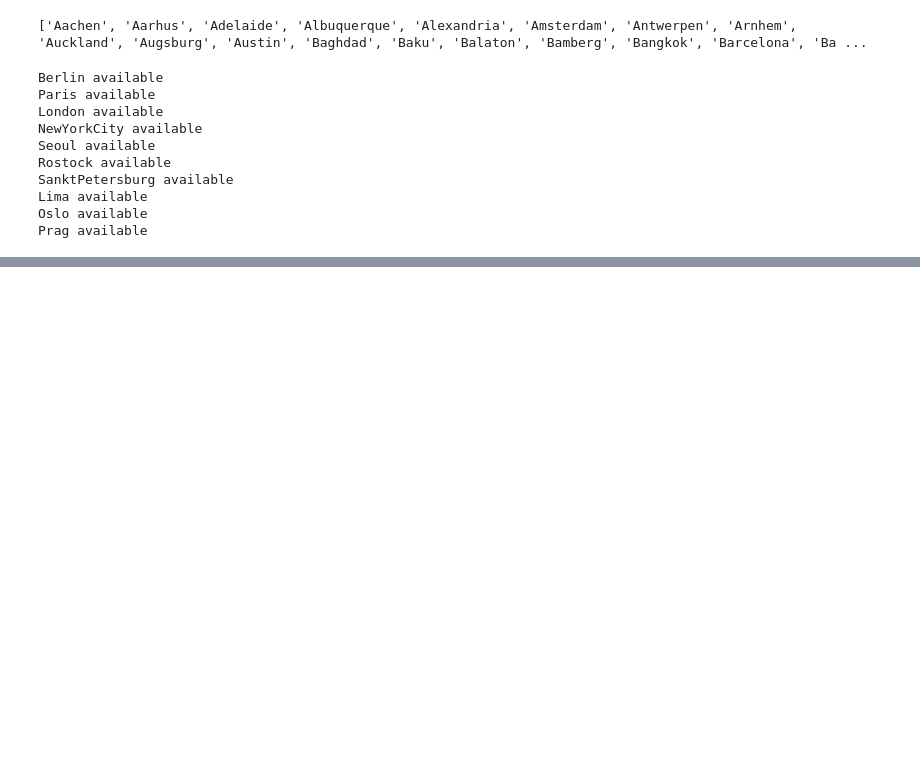
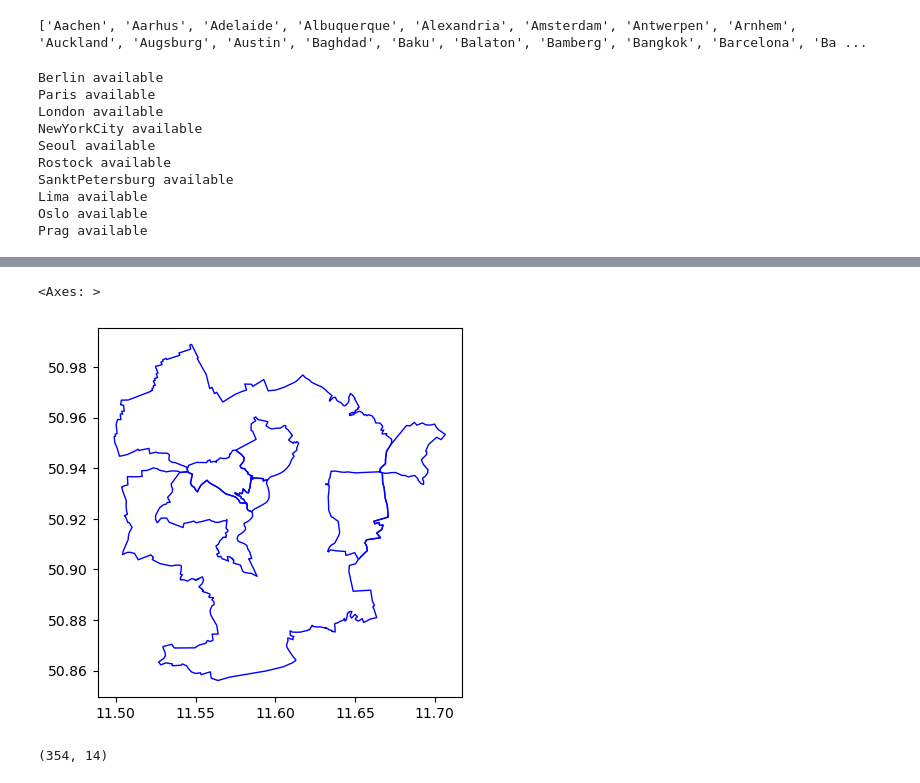
Before and after one commit to radtklau/Sentinel-Building-Segmentation, a Jupyter notebook: data_prep.ipynb, the cells around one changed output, grey strips where cells are left out. Saved outputs shown, nothing was run; the diff lists cells and outputs as text; code cells hidden in the pictures; blank space fills up the shorter version.

```diff
--- a/data_prep.ipynb
+++ b/data_prep.ipynb
@@ -38,2 +56,4 @@ osm = OSM(fp)
 # %%
 buildings = osm.get_buildings()
+# %%
+boundaries = osm.get_boundaries()
@@ -44,0 +74,11 @@ buildings.plot()
+# %%
+boundaries.plot(facecolor="none", edgecolor="blue")
+# %% [output]
+<Axes: >
+[figure, added]
+# %%
+boundaries.shape
+
+boundaries_city = boundaries[boundaries['name']=="Jena"]
+# %% [output]
+(354, 14)
```
Also changed, not shown: parts of 18 cells of this notebook, 2 other files.
